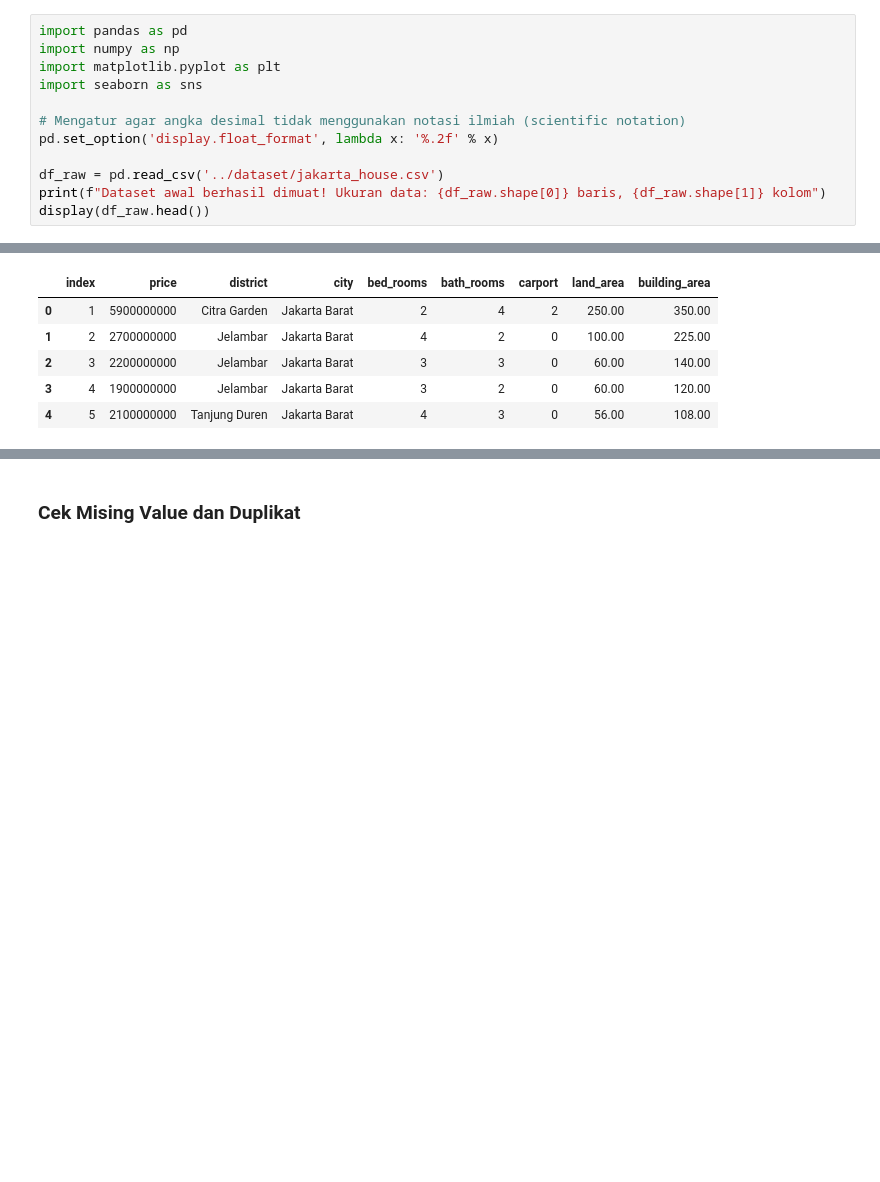
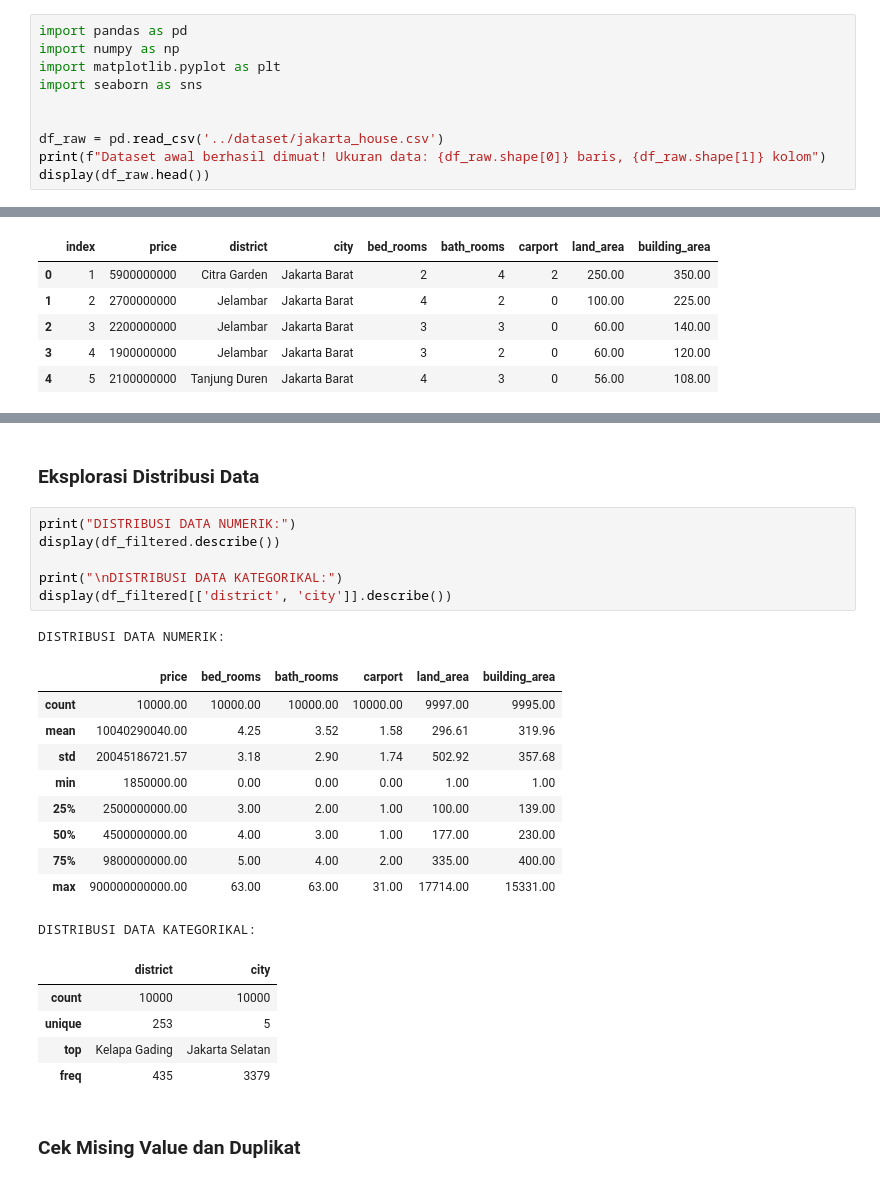
Before and after one commit to TI3G-PBL-House-Price/ml-model-testing, a Jupyter notebook: preprocessing/01_data_understanding.ipynb, the cells around one changed output, grey strips where cells are left out. Drawn from its saved outputs; the diff is of its cells as text; blank space fills up the shorter version.

Commit message:
refactor: ubah file eda_sebelum_preprocessing menjadi data_understanding

```diff
--- a/preprocessing/01_eda_sebelum_preprocessing.ipynb
+++ b/preprocessing/01_data_understanding.ipynb
@@ -6,8 +6,6 @@ import numpy as np
 import matplotlib.pyplot as plt
 import seaborn as sns
 
-# Mengatur agar angka desimal tidak menggunakan notasi ilmiah (scientific notation)
-pd.set_option('display.float_format', lambda x: '%.2f' % x)
 
 df_raw = pd.read_csv('../dataset/jakarta_house.csv')
 print(f"Dataset awal berhasil dimuat! Ukuran data: {df_raw.shape[0]} baris, {df_raw.shape[1]} kolom")
@@ -64,3 +50,28 @@ STATISTIK DESKRIPTIF DATA MENTAH:
+# %% [markdown]
+### Eksplorasi Distribusi Data
+# %%
+print("DISTRIBUSI DATA NUMERIK:")
+display(df_filtered.describe())
+
+print("\nDISTRIBUSI DATA KATEGORIKAL:")
+display(df_filtered[['district', 'city']].describe())
+# %% [output]
+DISTRIBUSI DATA NUMERIK:
+|  | price | bed_rooms | bath_rooms | carport | land_area | building_area |
+| count | 10000.00 | 10000.00 | 10000.00 | 10000.00 | 9997.00 | 9995.00 |
+| mean | 10040290040.00 | 4.25 | 3.52 | 1.58 | 296.61 | 319.96 |
+| std | 20045186721.57 | 3.18 | 2.90 | 1.74 | 502.92 | 357.68 |
+| min | 1850000.00 | 0.00 | 0.00 | 0.00 | 1.00 | 1.00 |
+| 25% | 2500000000.00 | 3.00 | 2.00 | 1.00 | 100.00 | 139.00 |
+| 50% | 4500000000.00 | 4.00 | 3.00 | 1.00 | 177.00 | 230.00 |
+| 75% | 9800000000.00 | 5.00 | 4.00 | 2.00 | 335.00 | 400.00 |
+| max | 900000000000.00 | 63.00 | 63.00 | 31.00 | 17714.00 | 15331.00 |
+DISTRIBUSI DATA KATEGORIKAL:
+|  | district | city |
+| count | 10000 | 10000 |
+| unique | 253 | 5 |
+| top | Kelapa Gading | Jakarta Selatan |
+| freq | 435 | 3379 |
 # %% [markdown]
 ### Cek Mising Value dan Duplikat
 # %%
```
Also changed, not shown: parts of 7 cells of this notebook.
